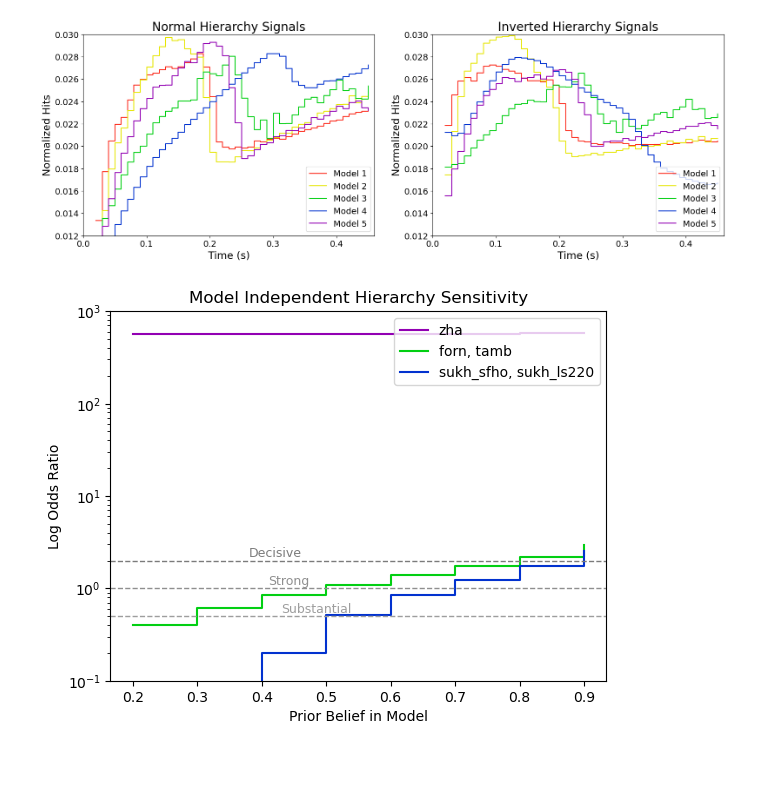
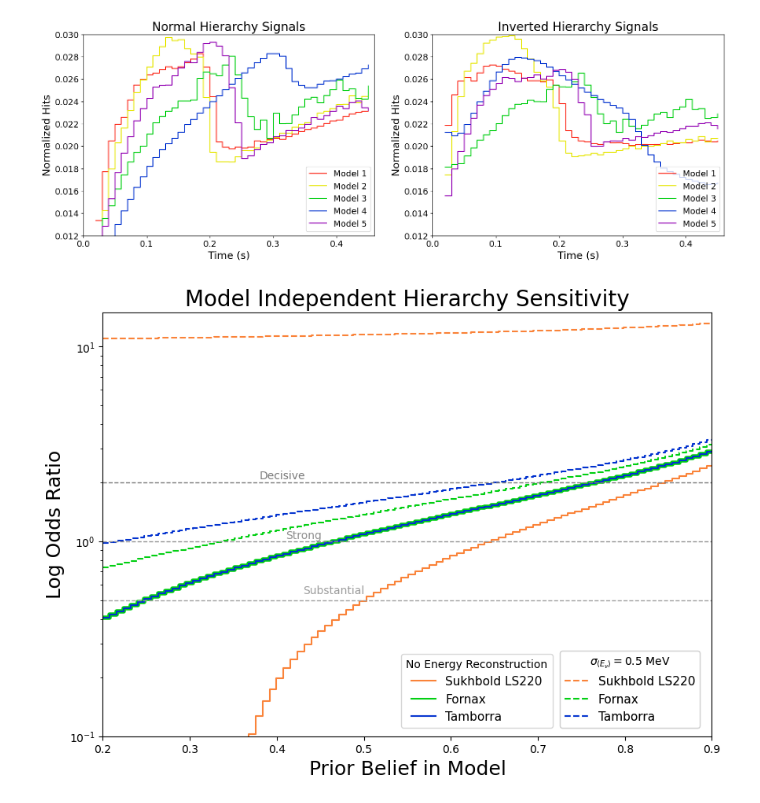
Before and after one commit to sanyaarora/IceCube, a Jupyter notebook: Symposium_Plots.ipynb, the cells around one changed output. Saved outputs shown, nothing was run; the diff lists cells and outputs as text; code cells hidden in the pictures; blank space fills up the shorter version.

```diff
--- a/Symposium_Plots.ipynb
+++ b/Symposium_Plots.ipynb
@@ -175,28 +175,2 @@ ratios=np.load('sukh_sfho_ih_probs_1_iter.npz',allow_pickle=True)['arr_0']
 ratios=ratios.item()
 ratios_nh=ratios_nh.item()
-# %%
-prior_list=np.linspace(.2,.9,8)
-colors=['#9200b3','#02cf13','#0232cf']
-names=['zha','forn','sukh_sfho',]
-labels=['zha', 'forn, tamb', 'sukh_sfho, sukh_ls220']
-linestyles=['-','-','-','-','-']
-for i,mod_name in enumerate(names):
-    if(ratios_nh[mod_name][0][0][0]<ratios[mod_name][0][0][0]):
-        plt.step(prior_list,ratios_nh[mod_name][0][0],color=colors[i],where='post',label=labels[i],linestyle=linestyles[i])
-    else:
-        plt.step(prior_list,ratios[mod_name][0][0],color=colors[i],where='post',label=labels[i],linestyle=linestyles[i])
-plt.legend(loc='upper right')
-#plt.axhline(y=0, color='grey', linestyle='--', linewidth=1)
-plt.title('Model Independent Hierarchy Sensitivity')
-plt.xlabel('Prior Belief in Model')
-plt.ylabel('Log Odds Ratio')
-plt.ylim(.1,10**3)
-plt.axhline(y=2, color='#7B7B7B', linestyle='--', linewidth=1)
-plt.axhline(y=1, color='#8F8F8F', linestyle='--', linewidth=1)
-plt.axhline(y=.5, color='#9E9E9E', linestyle='--', linewidth=1)
-plt.text(.38,2.2,'Decisive',fontsize=9,color='#7B7B7B')
-plt.text(.41,1.1,'Strong',fontsize=9,color='#8F8F8F')
-plt.text(.43,.55,'Substantial',fontsize=9,color='#9E9E9E')
-plt.yscale('log')
-# %% [output]
-[figure, removed]
@@ -202,0 +217,54 @@ plt.yscale('log')
+# %%
+ratios_no_energy=np.load('ratios_many_priors_no_energy.npz',allow_pickle=True)['arr_0']
+ratios_no_energy=ratios_no_energy.item()
+
+ratios_energy=np.load('ratios_many_priors_energy.npz',allow_pickle=True)['arr_0']
+ratios_energy=ratios_energy.item()
+
+prior_list=np.load('prior_list.npz',allow_pickle=True)['arr_0']
+
+plt.figure(figsize=(10,7))
+colors=['#02cf13','#0232cf','#fa8339']
+names=['forn','tamb','sukh_ls220']
+labels=['Fornax', 'Tamborra', 'Sukhbold LS220']
+
+for i,mod_name in enumerate(names):
+    if(mod_name=='forn'):
+        plt.step(prior_list,ratios_no_energy[mod_name],color=colors[i],where='post',label=labels[i],linestyle=linestyles[i],lw=4)
+
+    else:
+        plt.step(prior_list,ratios_no_energy[mod_name],color=colors[i],where='post',label=labels[i],linestyle=linestyles[i])
+
+
+for i,mod_name in enumerate(names):
+    plt.step(prior_list,ratios_energy[mod_name],color=colors[i],where='post',label=labels[i],linestyle='--')
+
+legend1_handles = [Line2D([0], [0], color='#fa8339', linestyle='-', label='Sukhbold LS220'),
+                   Line2D([0], [0], color='#02cf13', linestyle='-', label='Fornax'),
+                  Line2D([0], [0], color='#0232cf', linestyle='-', label='Tamborra')]
+
+legend2_handles = [Line2D([0], [0], color='#fa8339', linestyle='--', label='Sukhbold LS220'),
+                   Line2D([0], [0], color='#02cf13', linestyle='--', label='Fornax'),
+                  Line2D([0], [0], color='#0232cf', linestyle='--', label='Tamborra')]
+
+legend1 = plt.legend(handles=legend1_handles, loc=(.49,.02), ncol=1,title='No Energy Reconstruction',fontsize=11)
+legend2 = plt.legend(handles=legend2_handles, loc=(.75,.02), ncol=1,title=r'$\sigma_{\langle E_\nu\rangle}=0.5$ MeV',fontsize=11)
+plt.gca().add_artist(legend1)
+plt.gca().add_artist(legend2)
+
+
+plt.title('Model Independent Hierarchy Sensitivity',fontsize=20)
+plt.xlabel('Prior Belief in Model',fontsize=18)
+plt.ylabel('Log Odds Ratio',fontsize=18)
+plt.ylim(.1,15)
+plt.xlim(.2,.9)
+plt.axhline(y=2, color='#7B7B7B', linestyle='--', linewidth=1)
+plt.axhline(y=1, color='#8F8F8F', linestyle='--', linewidth=1)
+plt.axhline(y=.5, color='#9E9E9E', linestyle='--', linewidth=1)
+plt.text(.38,2.1,'Decisive',fontsize=10,color='#7B7B7B')
+plt.text(.41,1.03,'Strong',fontsize=10,color='#8F8F8F')
+plt.text(.43,.54,'Substantial',fontsize=10,color='#9E9E9E')
+plt.yscale('log')
+plt.savefig('norm_sig_indep.png', dpi=300, bbox_inches='tight')
+# %% [output]
+[figure, added]
```
Also changed, not shown: parts of 20 cells of this notebook, 32 other files.
